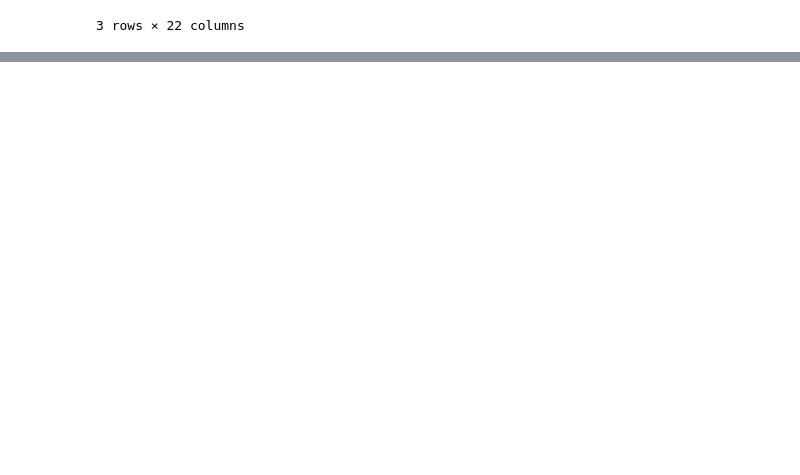
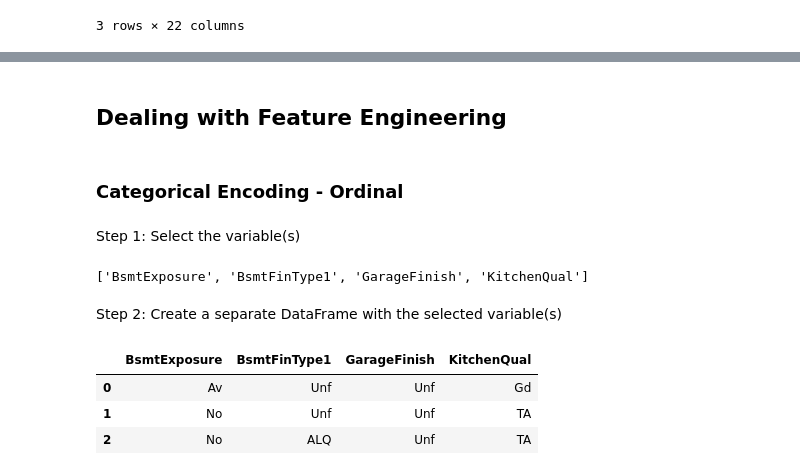
Before and after one commit to davep33l/pp5-house-price-predictor, a Jupyter notebook: jupyter_notebooks/4_Feature_Engineering.ipynb, the cells around one changed output, grey strips where cells are left out. Cells and saved outputs as stored; diff of their text form; code cells hidden in the pictures; blank space fills up the shorter version.

Commit message:
Add ordinal encoding to feature engineering notebook

```diff
--- a/jupyter_notebooks/4_Feature_Engineering.ipynb
+++ b/jupyter_notebooks/4_Feature_Engineering.ipynb
@@ -70,0 +303,22 @@ TestSet.head(3)
+# %% [markdown]
+## Dealing with Feature Engineering
+# %% [markdown]
+### Categorical Encoding - Ordinal
+# %% [markdown]
+Step 1: Select the variable(s)
+# %%
+variables_engineering = ['BsmtExposure', 'BsmtFinType1', 'GarageFinish', 'KitchenQual']
+
+variables_engineering
+# %% [output]
+['BsmtExposure', 'BsmtFinType1', 'GarageFinish', 'KitchenQual']
+# %% [markdown]
+Step 2: Create a separate DataFrame with the selected variable(s)
+# %%
+df_engineering = TrainSet[variables_engineering].copy()
+df_engineering.head(3)
+# %% [output]
+|  | BsmtExposure | BsmtFinType1 | GarageFinish | KitchenQual |
+| 0 | Av | Unf | Unf | Gd |
+| 1 | No | Unf | Unf | TA |
+| 2 | No | ALQ | Unf | TA |
```
Also changed, not shown: parts of 11 cells of this notebook.
